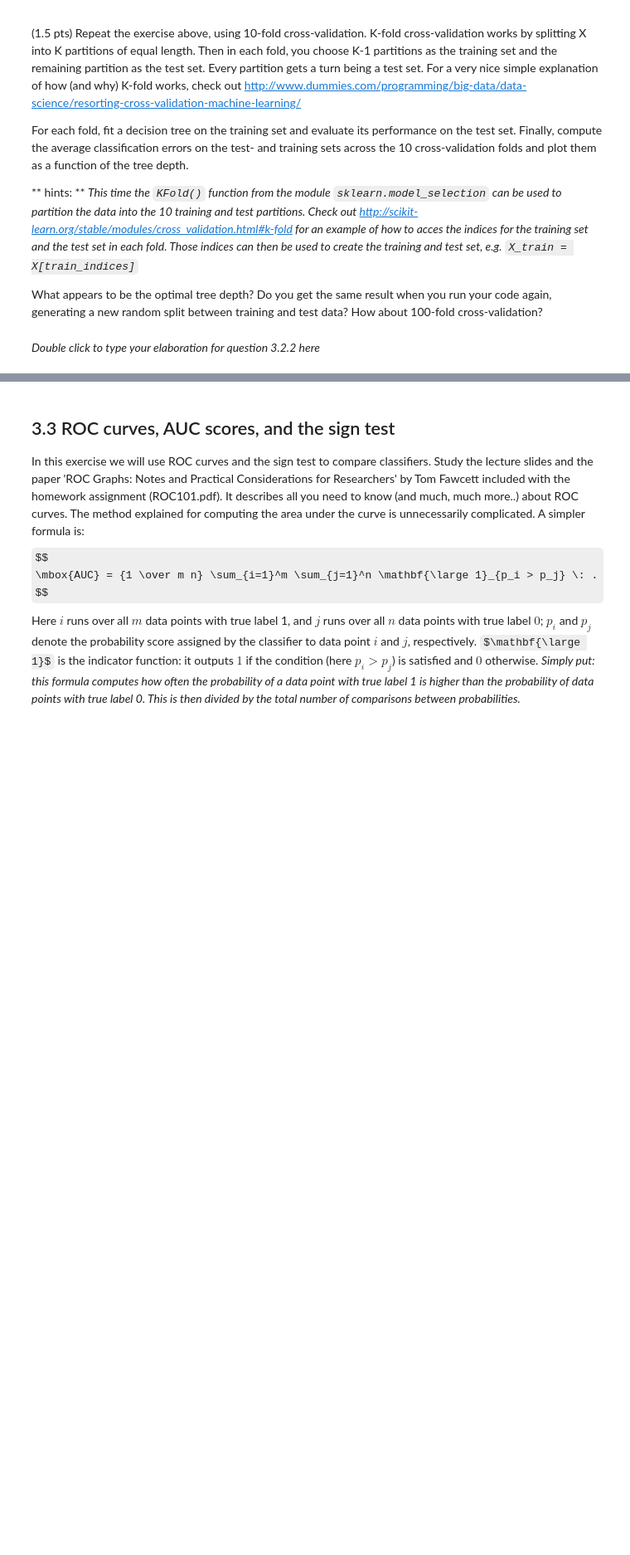
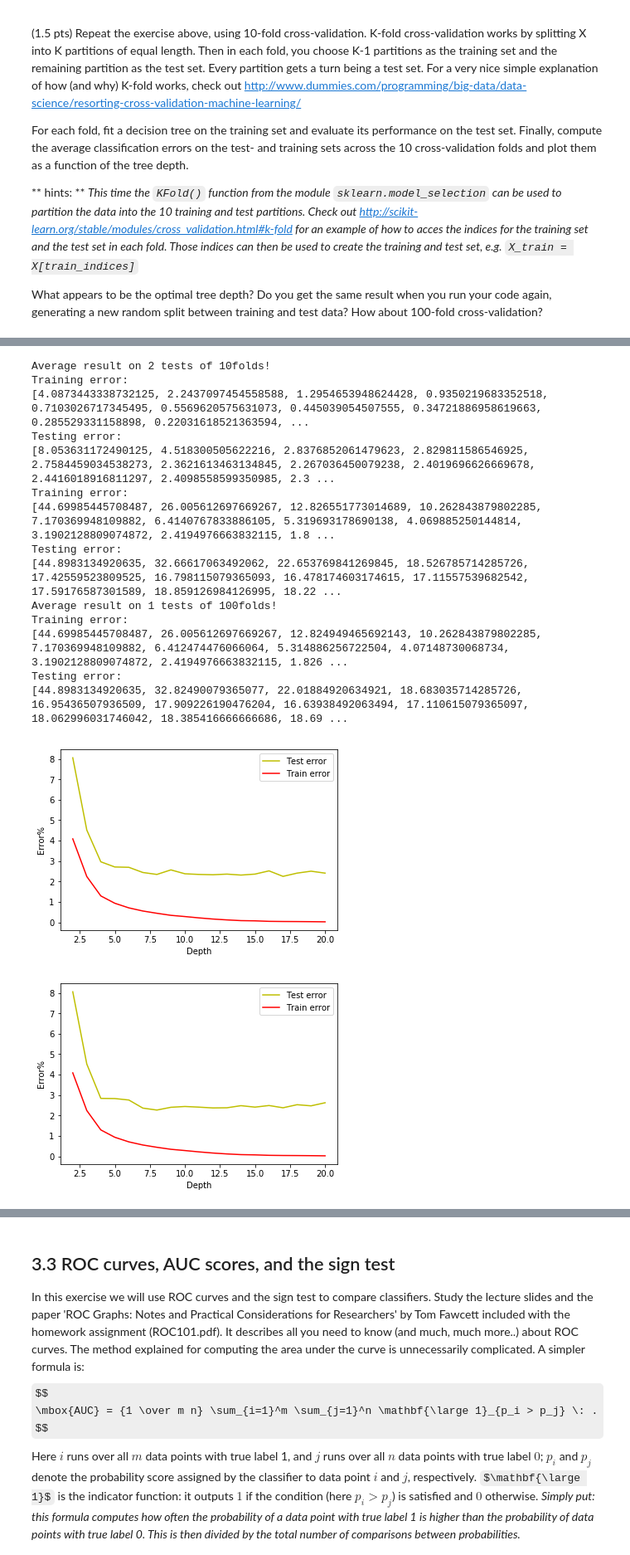
Before and after one commit to obp3ter/Data-Mining, a Jupyter notebook: Assignment_3/Assignment_3.ipynb, the cells around one changed output, grey strips where cells are left out. Shown at 83% size. Drawn from its saved outputs; the diff is of its cells as text; code cells hidden in the pictures; some formulas as TeX source; blank space fills up the shorter version.

```diff
--- a/Assignment_3/Assignment_3.ipynb
+++ b/Assignment_3/Assignment_3.ipynb
@@ -233,2 +239,61 @@ K = 10
-# %% [markdown]
-*Double click to type your elaboration for question 3.2.2 here*
+# %%
+K = 10
+#CV = ...
+'''
+>>> import numpy as np
+>>> from sklearn.model_selection import KFold
+
+>>> X = ["a", "b", "c", "d"]
+>>> kf = KFold(n_splits=2)
+>>> for train, test in kf.split(X):
+...     print("%s %s" % (train, test))
+[2 3] [0 1]
+[0 1] [2 3]
+'''
+def avgofavg(X,y,K,n,p):
+    avgavgtr_error , avgavgts_error = [0]*19 , [0]*19
+    for i in range(1,n+1):
+        tr_error,ts_error=[],[]
+        avgtr_error , avgts_error = [0]*19 , [0]*19
+        kf= sklearn.model_selection.KFold(n_splits=K)
+        for train, test in kf.split(X):
+            X_train = X[train,:]
+            X_test = X[test,:]
+            y_train = y[train]
+            y_test = y[test]
+            tr_error,ts_error=calculateErrors( X_train, X_test, y_train, y_test)
+            avgtr_error = [sum(x) for x in zip(avgtr_error, tr_error)]
+            avgts_error = [sum(x) for x in zip(avgts_error, ts_error)]
+        avgtr_error = [x/10 for x in avgtr_error]
+        avgts_error = [x/10 for x in avgts_error]
+        if p:
+            print("Training error:")
+            print(avgtr_error)
+            print("Testing error:")
+            print(avgts_error)
+            plotErrors(avgtr_error,avgts_error)
+        avgavgtr_error = [sum(x) for x in zip(avgtr_error, avgavgtr_error)]
+        avgavgts_error = [sum(x) for x in zip(avgts_error, avgavgts_error)]
+    avgavgtr_error = [x/n for x in avgavgtr_error]
+    avgavgts_error = [x/n for x in avgavgts_error]
+    return  avgavgtr_error,avgavgts_error
+n=2                                                                        #
+avgofavg(X,y,K,1,True)                                                     #
+tr_error,ts_error=avgofavg(X,y,K,n,False)                                  #
+print("Average result on "+str(n)+" tests of "+str(K)+"folds!")            #
+plotErrors(tr_error,ts_error)                                              #
+print("Training error:")                                                   #
+print(tr_error)                                                            #
+print("Testing error:")                                                    # This part takes a really long time if you
+print(ts_error)                                                            # have a big n or K!
+K=100                                                                      # Mostly because of the trainings!
+n=2                                                                        #
+avgofavg(X,y,K,1,True)                                                     #
+tr_error,ts_error=avgofavg(X,y,K,n,False)                                  #
+print("Average result on "+str(n)+" tests of "+str(K)+"folds!")            #
+plotErrors(tr_error,ts_error)                                              #
+print("Training error:")                                                   #
+print(tr_error)                                                            #
+print("Testing error:")                                                    #
+print(ts_error)                                                            #
+# %% [output]
@@ -234,0 +304,16 @@ K = 10
+Average result on 2 tests of 10folds!
+Training error:
+[4.0873443338732125, 2.2437097454558588, 1.2954653948624428, 0.9350219683352518, 0.7103026717345495, 0.5569620575631073, 0.445039054507555, 0.34721886958619663, 0.285529331158898, 0.22031618521363594, ...
+Testing error:
+[8.053631172490125, 4.518300505622216, 2.8376852061479623, 2.829811586546925, 2.7584459034538273, 2.3621613463134845, 2.267036450079238, 2.4019696626669678, 2.4416018916811297, 2.4098558599350985, 2.3 ...
+Training error:
+[44.69985445708487, 26.005612697669267, 12.826551773014689, 10.262843879802285, 7.170369948109882, 6.4140767833886105, 5.319693178690138, 4.069885250144814, 3.1902128809074872, 2.4194976663832115, 1.8 ...
+Testing error:
+[44.8983134920635, 32.66617063492062, 22.653769841269845, 18.526785714285726, 17.42559523809525, 16.798115079365093, 16.478174603174615, 17.11557539682542, 17.59176587301589, 18.859126984126995, 18.22 ...
+Average result on 1 tests of 100folds!
+Training error:
+[44.69985445708487, 26.005612697669267, 12.824949465692143, 10.262843879802285, 7.170369948109882, 6.412474476066064, 5.314886256722504, 4.07148730068734, 3.1902128809074872, 2.4194976663832115, 1.826 ...
+Testing error:
+[44.8983134920635, 32.82490079365077, 22.01884920634921, 18.683035714285726, 16.95436507936509, 17.909226190476204, 16.63938492063494, 17.110615079365097, 18.062996031746042, 18.385416666666686, 18.69 ...
+[figure, added]
+[figure, added]
```
Also changed, not shown: parts of 8 cells of this notebook.
